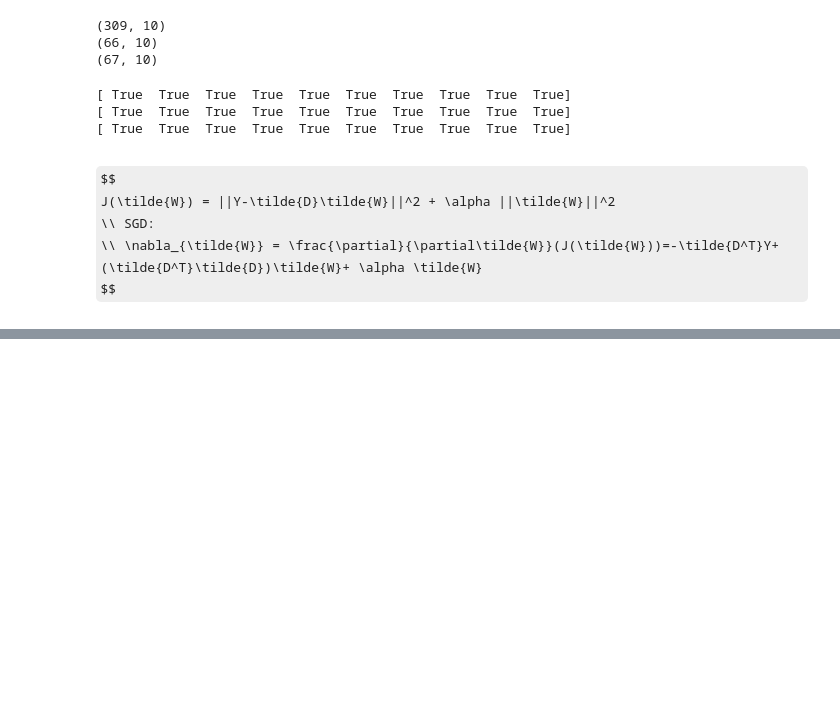
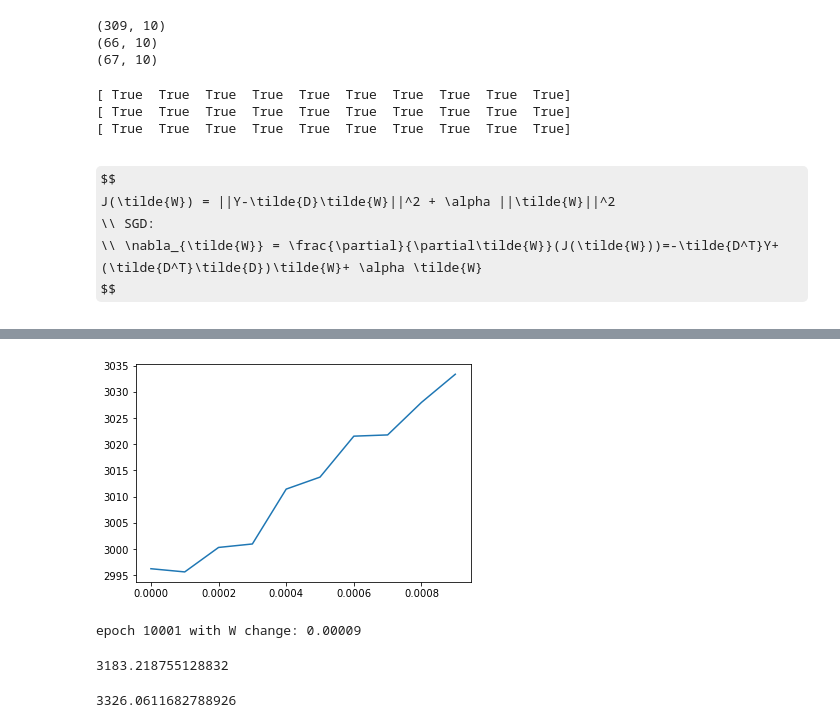
Before and after one commit to garfield-gray/NeuralNetwork, a Jupyter notebook: Ridge/main.ipynb, the cells around one changed output, grey strips where cells are left out. Drawn from its saved outputs; the diff is of its cells as text; code cells hidden in the pictures; some formulas as TeX source; blank space fills up the shorter version.

```diff
--- a/Ridge/main.ipynb
+++ b/Ridge/main.ipynb
@@ -93,0 +185,8 @@ array([0, 1, 2, 3])
+# %%
+Alphas = np.arange(0, 0.001, 0.0001)
+Errors = []
+nu, d = Xv.shape
+# %%
+for i in tqdm(Alphas):
+    newW = newSGD(Xv, Yv, W, i)
+    Errors.append(np.linalg.norm(Yv-np.hstack((np.ones((nu,1)), Xv)) @ newW)**2/nu)
@@ -94,3 +204,23 @@ array([0, 1, 2, 3])
+# %%
+plt.plot(Alphas, Errors)
+plt.show()
+# %% [output]
+[figure, added]
+# %%
+finalW = newSGD(Xt, Yt, W, 0.0001)
+# %% [output]
+epoch 10001 with W change: 0.00009
+# %%
+num, d = Xte.shape
+MSEtest = np.linalg.norm(Yte-np.hstack((np.ones((num,1)), Xte)) @ finalW)**2/num
+print(MSEtest)
+# %% [output]
+3183.218755128832
+# %%
+MSEtotal = np.linalg.norm(Y-np.hstack((np.ones((n,1)), X)) @ finalW)**2/n
+print(MSEtotal)
+# %% [output]
+3326.0611682788926
 # %%
 df
 # %% [output]
```
Also changed, not shown: parts of 24 cells of this notebook.
